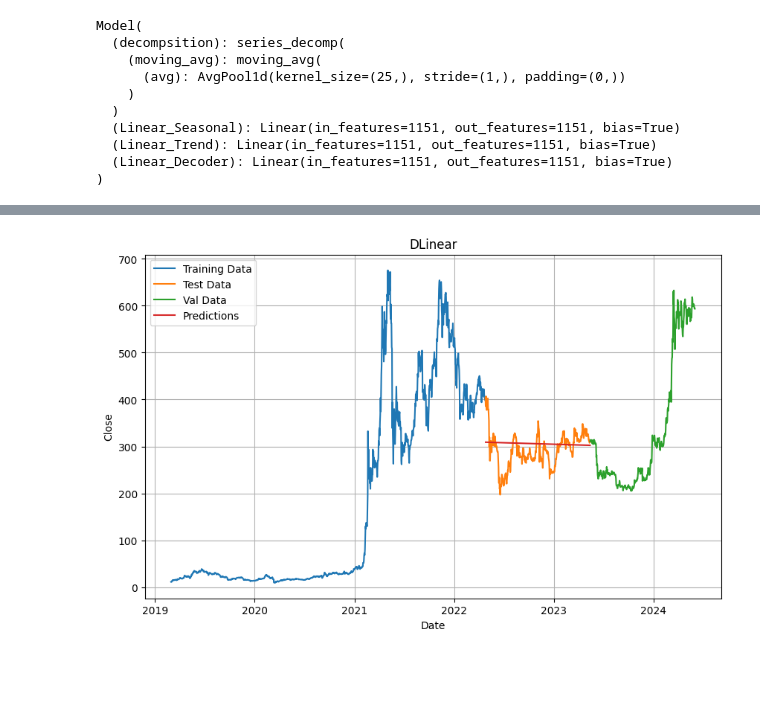
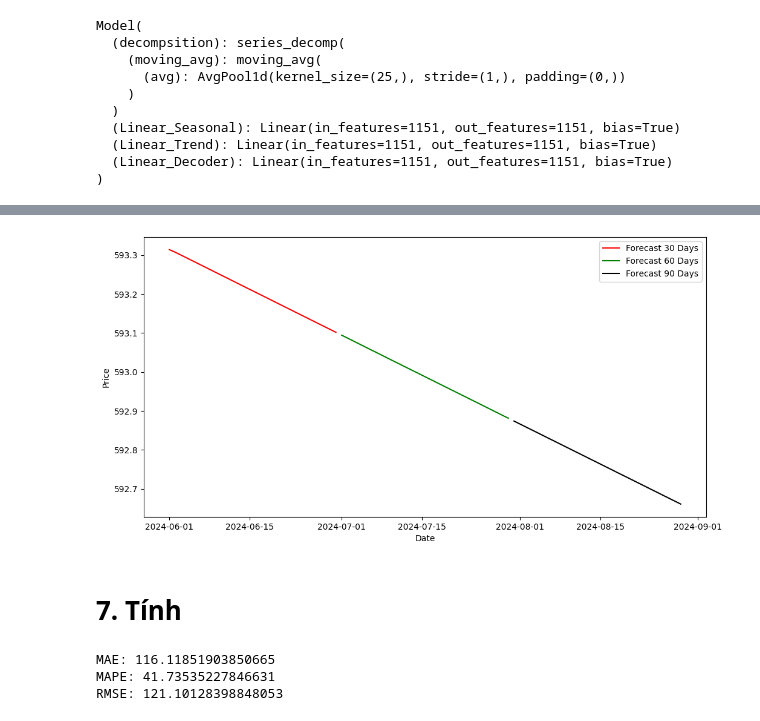
Before and after one commit to nonggfiii/IS403.O21.HTCL-Team-12, a Jupyter notebook: BNB/D-linear/622/D_linear_Adam_622.ipynb, the cells around one changed output, grey strips where cells are left out. Cells and saved outputs as stored; diff of their text form; code cells hidden in the pictures; blank space fills up the shorter version.

```diff
--- a/BNB/D-linear/622/D_linear_Adam_622.ipynb
+++ b/BNB/D-linear/622/D_linear_Adam_622.ipynb
@@ -440,32 +459,17 @@ Day 383: 2023-05-13 00:00:00 - Predicted: tensor([302.3969])
-# %%
-# dl 451 NGÀY
-import matplotlib.pyplot as plt
-# Chuyển dữ liệu dự báo từ tensor về numpy array
-predicted_values = [pred[0].numpy() for pred in predicted]
-
-# Chuyển đổi dữ liệu gốc từ tensor về numpy array
-original_values = input_data[0, :, :].numpy()
-
-#
-predicted_dates = pd.date_range(start=first_date_Date + pd.DateOffset(days=1), periods=len(predicted_values))
-
-# Tạo mảng chứa ngày gốc
-original_dates = df['Date'].values
-
-# Vẽ biểu đồ
-plt.figure(figsize=(10, 6))
-
-plt.plot(train_date_data, train_data, label='Training Data')
-plt.plot(test_date_data, test_data, label='Test Data')
-plt.plot(val_date_data, val_data, label='Val Data')
-plt.plot(predicted_dates, predicted_values, label='Predictions')
-
-
-plt.xlabel('Date')
-plt.ylabel('Close')
-plt.title('DLinear')
-plt.legend()
-plt.grid(True)
-plt.show()
-# %% [output]
-[figure, removed]
+# %%
+import matplotlib.pyplot as plt
+
+# Vẽ biểu đồ
+plt.figure(figsize=(12, 6))
+plt.plot(predicted_dates_30day, predicted_values_30day, label='Forecast 30 Days', color='red')
+plt.plot(predicted_dates_60day, predicted_values_60day, label='Forecast 60 Days', color='green')
+plt.plot(predicted_dates_90day, predicted_values_90day, label='Forecast 90 Days', color='black')
+# plt.title('DLinear - DXG Stock Price - 7:3')
+plt.xlabel('Date')
+plt.ylabel('Price')
+plt.legend()
+plt.show()
+# %% [output]
+[figure, added]
+# %% [markdown]
+# 7. Tính
@@ -471,0 +479,13 @@ plt.show()
+# %%
+# Mean Absolute Error (MAE) và Mean Absolute Percentage Error (MAPE)
+mae_test = np.mean(np.abs(test_data - outputs_test))
+mape_test = np.mean(np.abs((test_data - outputs_test) / test_data)) * 100
+rmse_test = np.sqrt(np.mean((test_data - outputs_test) ** 2))
+
+print("MAE:", mae_test)
+print("MAPE:", mape_test)
+print("RMSE:", rmse_test)
+# %% [output]
+MAE: 116.11851903850665
+MAPE: 41.73535227846631
+RMSE: 121.10128398848053
```
Also changed, not shown: parts of 20 cells of this notebook, 1 other file.
